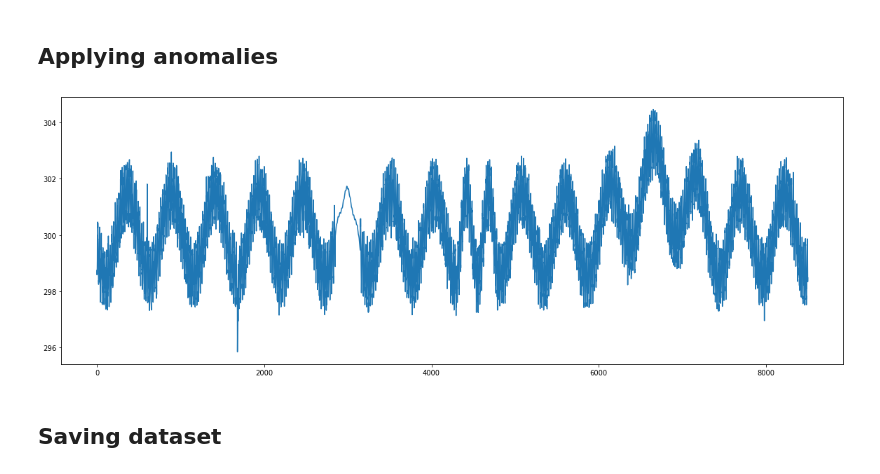
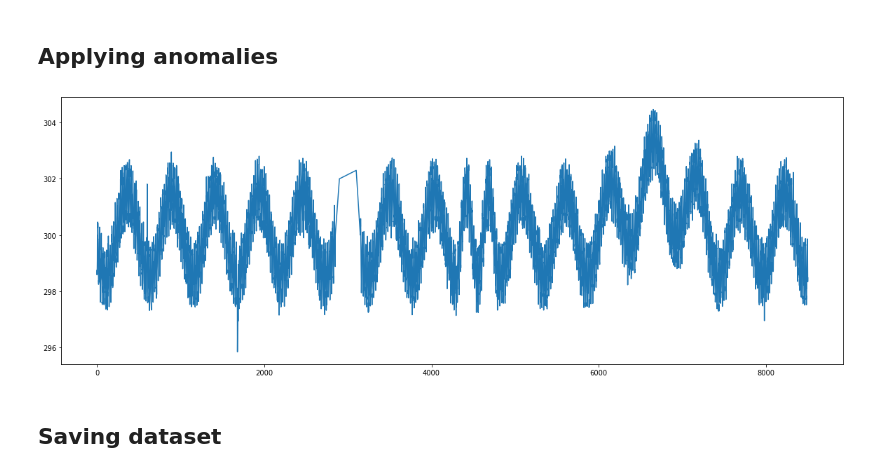
Before and after one commit to Stashq/TS-Forecasting, a Jupyter notebook: notebooks/generate_dataset.ipynb, the cells around one changed output. Drawn from its saved outputs; the diff is of its cells as text; code cells hidden in the pictures.

```diff
--- a/notebooks/generate_dataset.ipynb
+++ b/notebooks/generate_dataset.ipynb
@@ -48,29 +48,32 @@ a_seasonal_const = generate_data(start=7800, len_=500, lambdas=[0.3, 2*0.012], a
 # %%
 y = y_const.copy()
 
 # Point anomalies
 # global
 y[1680:1690] += np.full(10, -2)
 # contextual
 y[600:605] += np.full(5, 2.5)
 
 # Patter-wise anomalies
 # shape
-y[2850:3150] = generate_data(start=6800, len_=300, lambdas=[0.3, 0.05, 0.012], amplitudes=[0.04, 0.2, 1.5], shift=300, noise_sig=0.0)
+# y[2850:3150] = generate_data(start=6800, len_=300, lambdas=[0.3, 0.05, 0.012], amplitudes=[0.04, 0.2, 1.5], shift=300, noise_sig=0.0)
+y[2850:2900] = np.linspace(300, 302, 50)
+y[2900:3100] = np.linspace(302, 302.3, 200)
+y[3100:3150] = np.linspace(302.3, 300, 50)
 # y[1800:2100] = np.concatenate([np.linspace(300, 301.5, 80), np.linspace(301.5, 302, 40), np.linspace(302, 301.7, 50), np.linspace(301.7, 299.5, 130)])
 # seasonality
 y[4300:4800] = a_seasonal_const
 # trend
 y[6000:6700] += np.linspace(0, 2, 700)
 y[6700:7400] += np.linspace(2, 0, 700)
 # y[7000:] += 2.5
 
 
 fig = plt.figure(figsize=(20, 7))
 ax = fig.add_subplot(111)
 ax.plot(np.arange(len_), y);
 # %% [output]
-[figure, old version]
+[figure, new version]
 # %% [markdown]
 ## Saving dataset
 # %%
```
Also changed, not shown: parts of 1 cell of this notebook, 7 other files.
